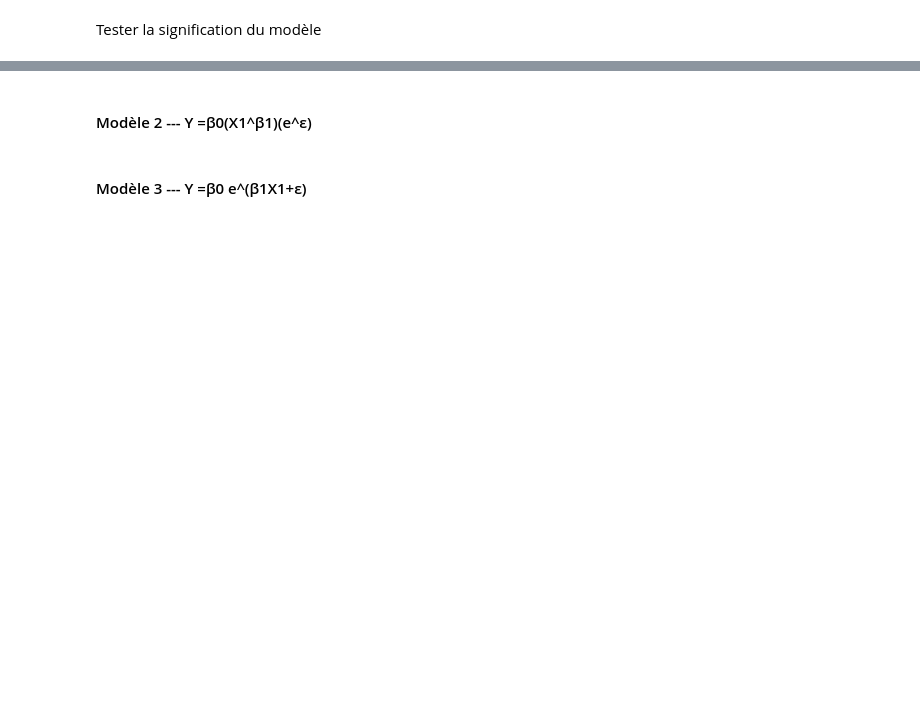
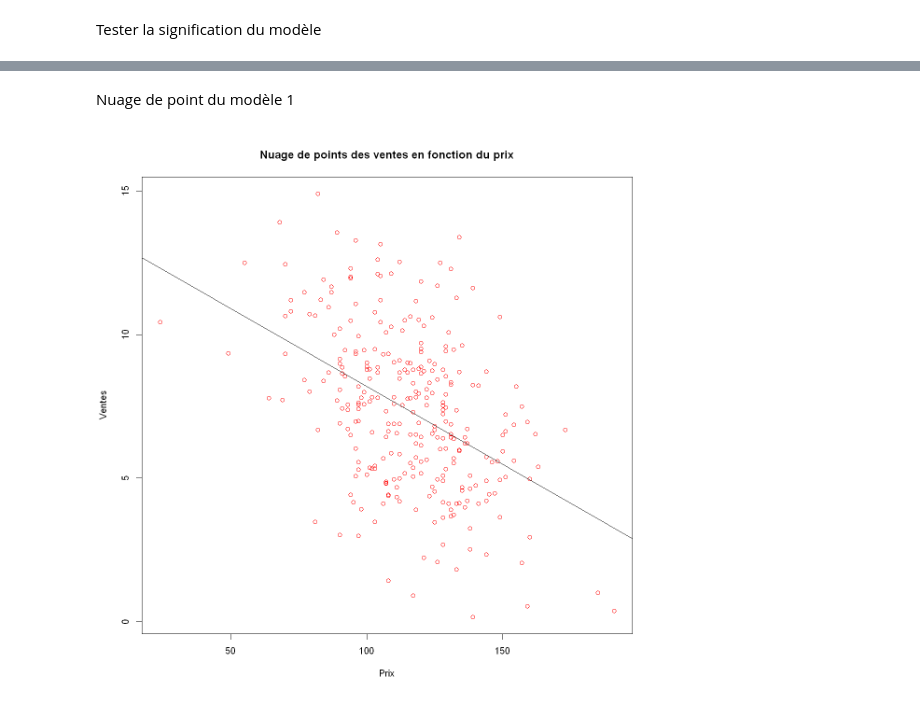
Before and after one commit to Julien9969/Devoir_MTH2302D, a Jupyter notebook: DevoirMTH2302D.ipynb, the cells around one changed output, grey strips where cells are left out. Cells and saved outputs as stored; diff of their text form; code cells hidden in the pictures; blank space fills up the shorter version.

Commit message:
model 1 fini

```diff
--- a/DevoirMTH2302D.ipynb
+++ b/DevoirMTH2302D.ipynb
@@ -353,4 +382,7 @@ summaryLinModel1
-# %% [markdown]
-#### Modèle 2 --- Y =β0(X1^β1)(e^ε)
-# %% [markdown]
-#### Modèle 3 --- Y =β0 e^(β1X1+ε)
+# %% [markdown]
+Nuage de point du modèle 1
+# %%
+plot(alldata$Price, alldata$Sales, main="Nuage de points des ventes en fonction du prix", xlab="Prix", ylab="Ventes", col="#ff0000")
+abline(linModel1)
+# %% [output]
+[figure, added]
```
Also changed, not shown: parts of 18 cells of this notebook.
